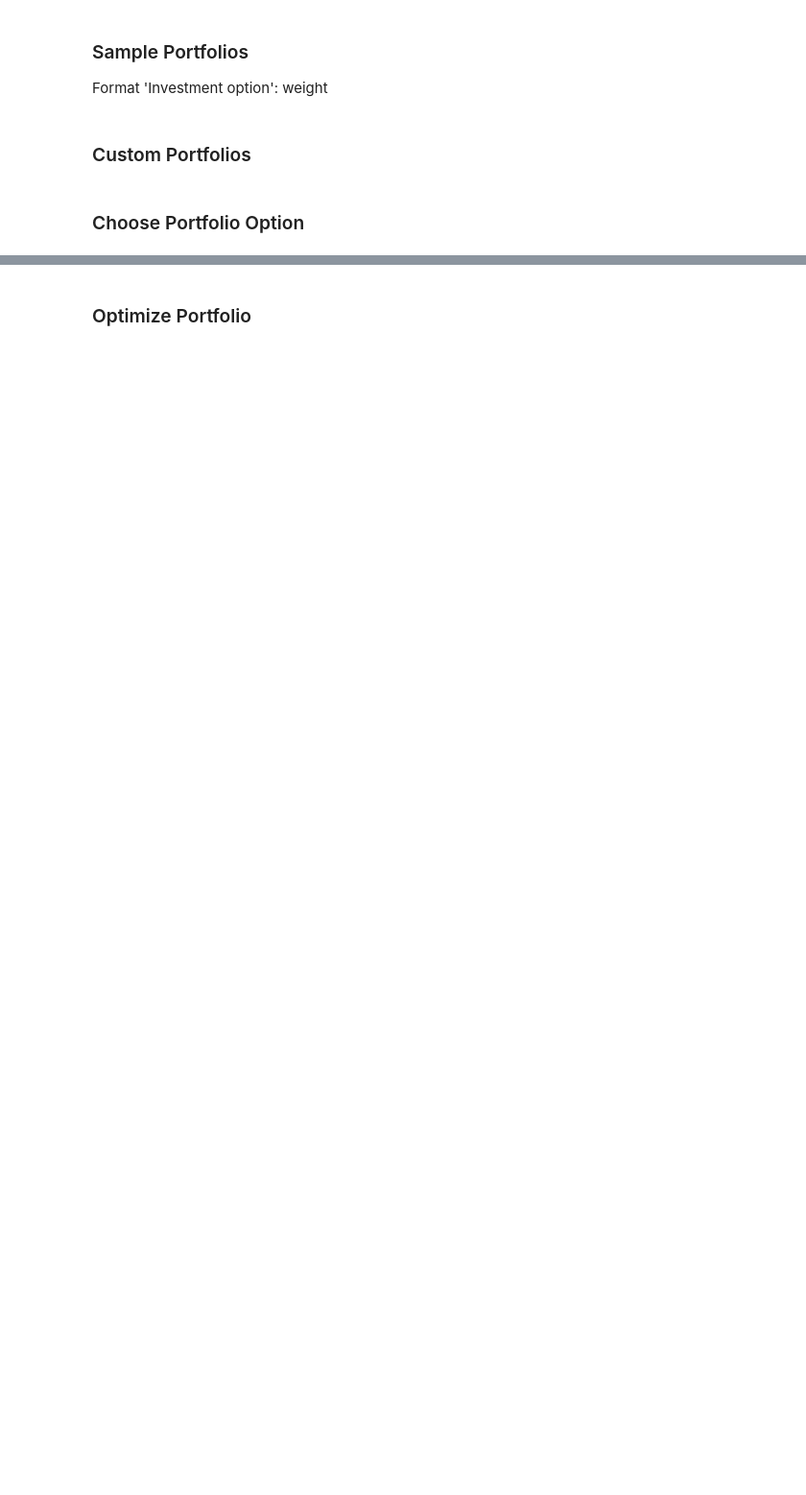
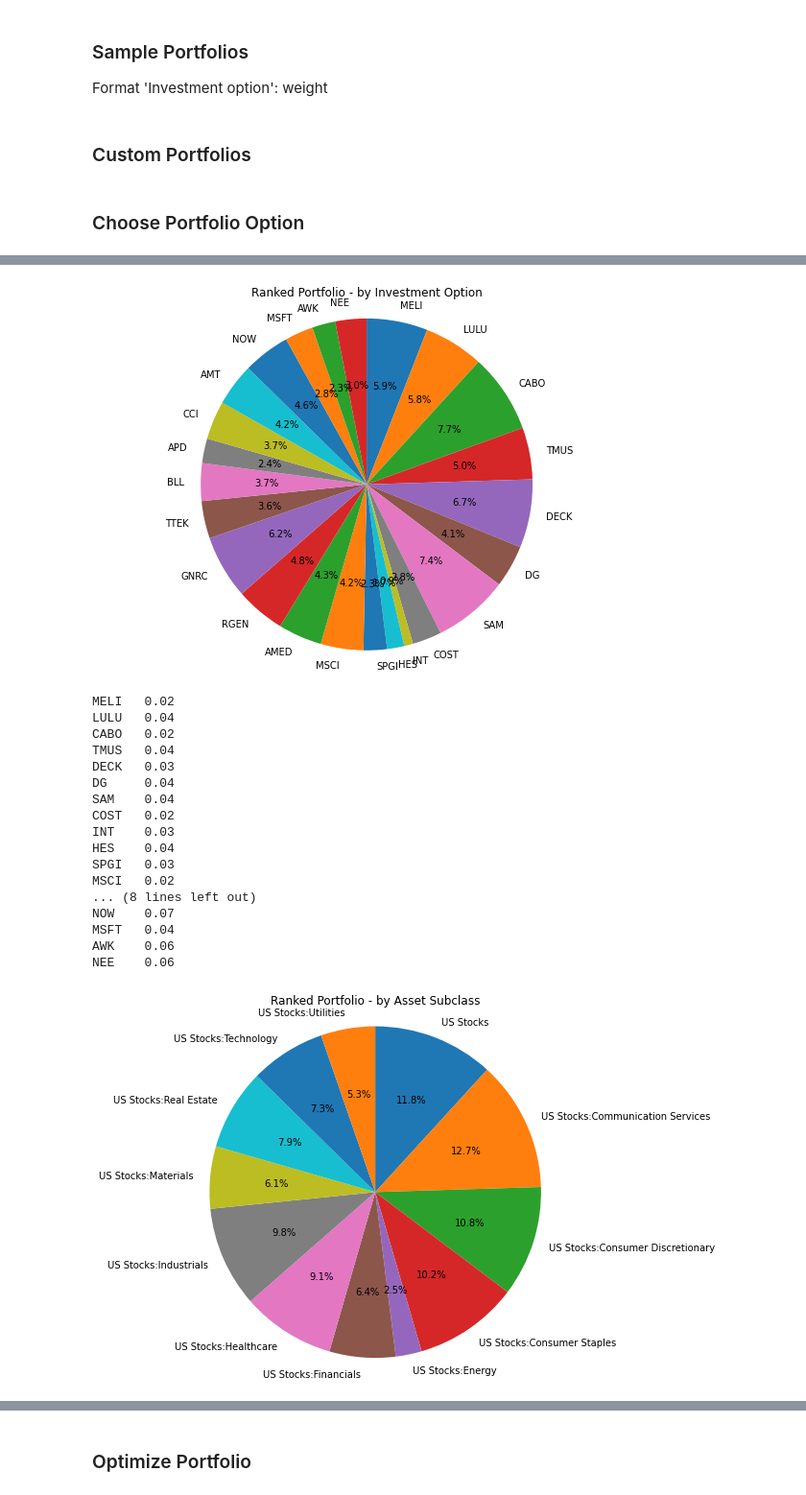
Before and after one commit to fja05680/brownbear, a Jupyter notebook: portfolios/total-market/portfolio.ipynb, the cells around one changed output, grey strips where cells are left out. Shown at 96% size. Saved outputs shown, nothing was run; the diff lists cells and outputs as text; code cells hidden in the pictures; blank space fills up the shorter version.

```diff
--- a/portfolios/total-market/portfolio.ipynb
+++ b/portfolios/total-market/portfolio.ipynb
@@ -187,5 +120,5 @@ my_portfolio = {
 # %% [markdown]
 ### Choose Portfolio Option
 # %%
-# copy one of the portfolios from above
-portfolio_option = top10_portfolio.copy()
+# Select one of the portfolios from above
+portfolio_option = ranked_portfolio
@@ -193,0 +125,3 @@ Analysis Options
+# %%
+# Make a copy so that the original portfolio is preserved
+portfolio_option = portfolio_option.copy()
@@ -230,0 +178,23 @@ summary
+# %%
+# Show pie charts of investment and asset class weights
+bb.show_pie_charts(df, portfolio_option, charts=['Investment Option', 'Asset Subclass'])
+# %% [output]
+[figure, added]
+MELI   0.02
+LULU   0.04
+CABO   0.02
+TMUS   0.04
+DECK   0.03
+DG     0.04
+SAM    0.04
+COST   0.02
+INT    0.03
+HES    0.04
+SPGI   0.03
+MSCI   0.02
+... (8 lines left out)
+NOW    0.07
+MSFT   0.04
+AWK    0.06
+NEE    0.06
+[figure, added]
```
Also changed, not shown: parts of 22 cells of this notebook, 39 other files.
